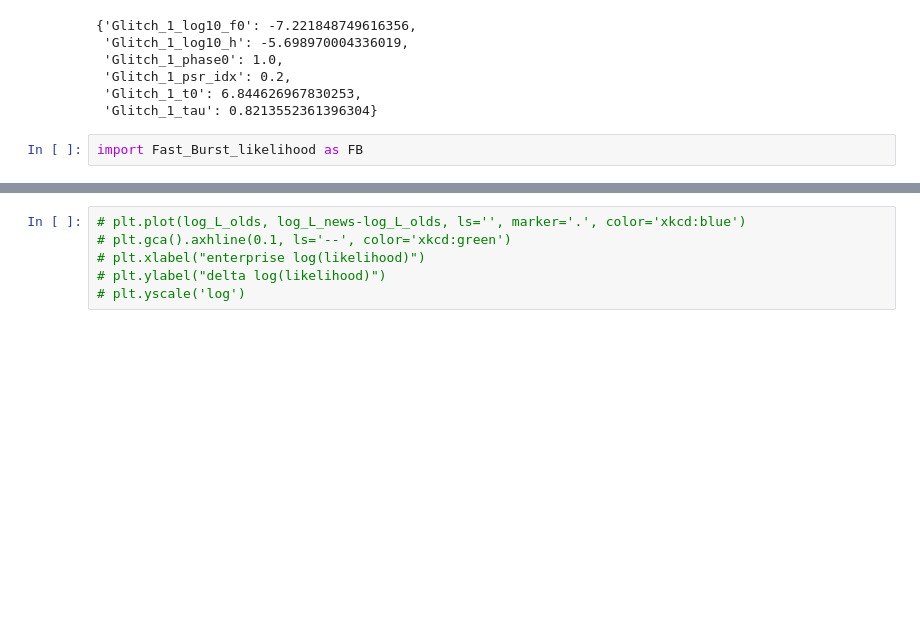
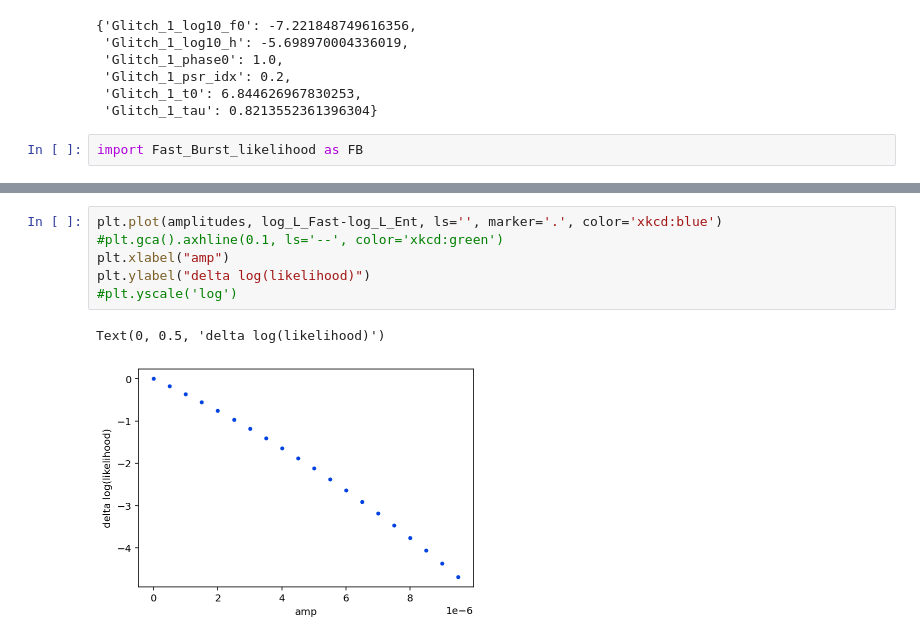
Before and after one commit to JacobATaylor/QuickBurst, a Jupyter notebook: Likelihood_tests.ipynb, the cells around one changed output, grey strips where cells are left out. Saved outputs shown, nothing was run; the diff lists cells and outputs as text; blank space fills up the shorter version.

```diff
--- a/Likelihood_tests.ipynb
+++ b/Likelihood_tests.ipynb
@@ -316,6 +411,9 @@ LogL:  9851.069441744154
 # %%
-# plt.plot(log_L_olds, log_L_news-log_L_olds, ls='', marker='.', color='xkcd:blue')
-# plt.gca().axhline(0.1, ls='--', color='xkcd:green')
-# plt.xlabel("enterprise log(likelihood)")
-# plt.ylabel("delta log(likelihood)")
-# plt.yscale('log')
+plt.plot(amplitudes, log_L_Fast-log_L_Ent, ls='', marker='.', color='xkcd:blue')
+#plt.gca().axhline(0.1, ls='--', color='xkcd:green')
+plt.xlabel("amp")
+plt.ylabel("delta log(likelihood)")
+#plt.yscale('log')
+# %% [output]
+Text(0, 0.5, 'delta log(likelihood)')
+[figure, added]
```
Also changed, not shown: parts of 31 cells of this notebook, 2 other files.
